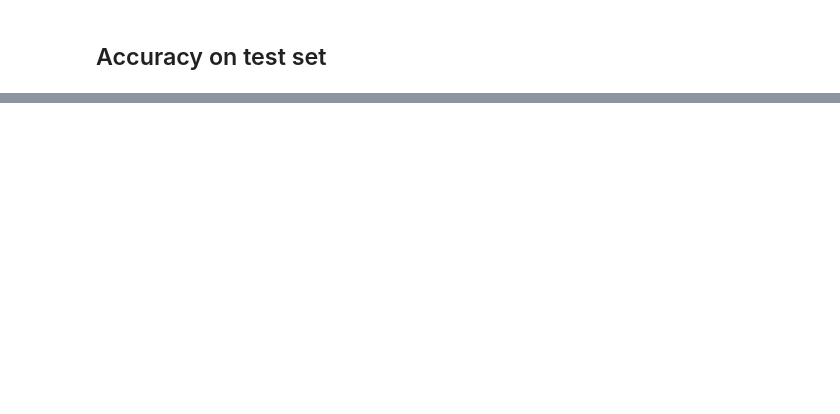
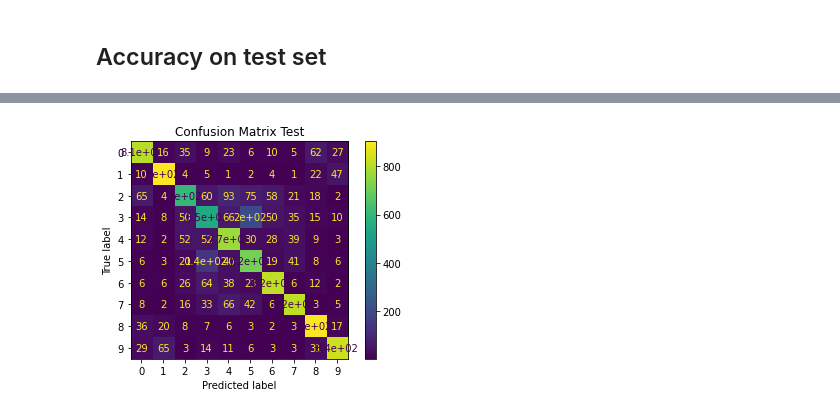
Before and after one commit to RistoAle97/ISPR, a Jupyter notebook: ThirdMidterm/Midterm3.ipynb, the cells around one changed output, grey strips where cells are left out. Cells and saved outputs as stored; diff of their text form; code cells hidden in the pictures; blank space fills up the shorter version.

```diff
--- a/ThirdMidterm/Midterm3.ipynb
+++ b/ThirdMidterm/Midterm3.ipynb
@@ -100,0 +100,7 @@ Test Error: 1.0487407445907593, Test accuracy: 0.7620000243186951
+# %%
+confusion_matrix_ts = confusion_matrix(ts_labels, classes_ts)
+ConfusionMatrixDisplay(confusion_matrix_ts, np.arange(10)).plot()
+plt.title("Confusion Matrix Test")
+plt.show()
+# %% [output]
+[figure, added]
```
Also changed, not shown: parts of 7 cells of this notebook.
